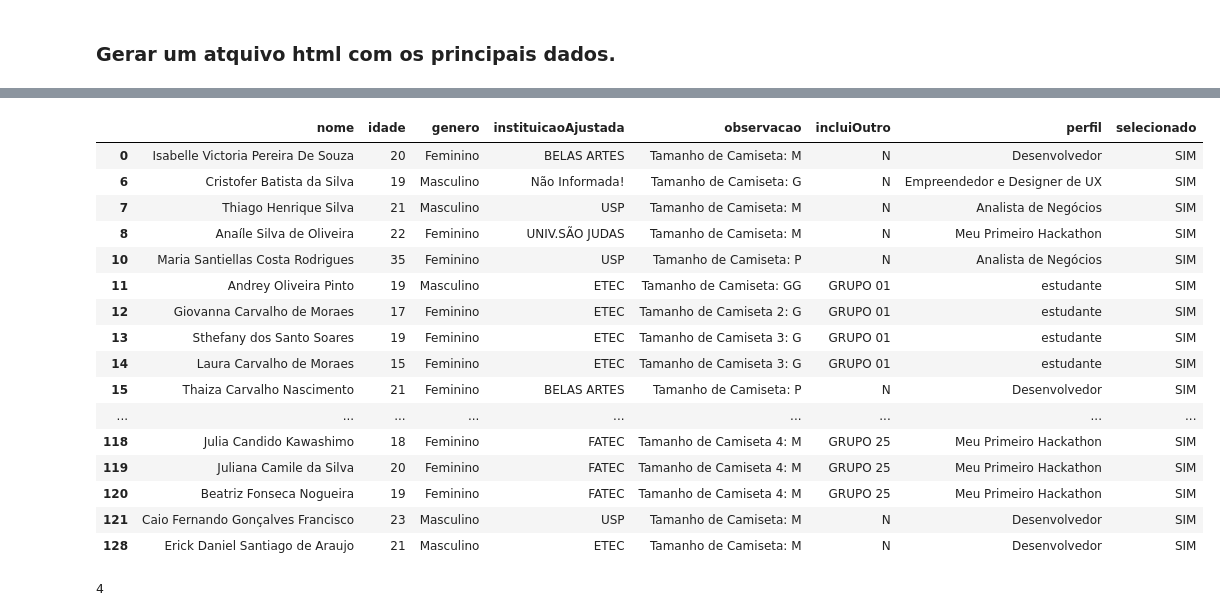
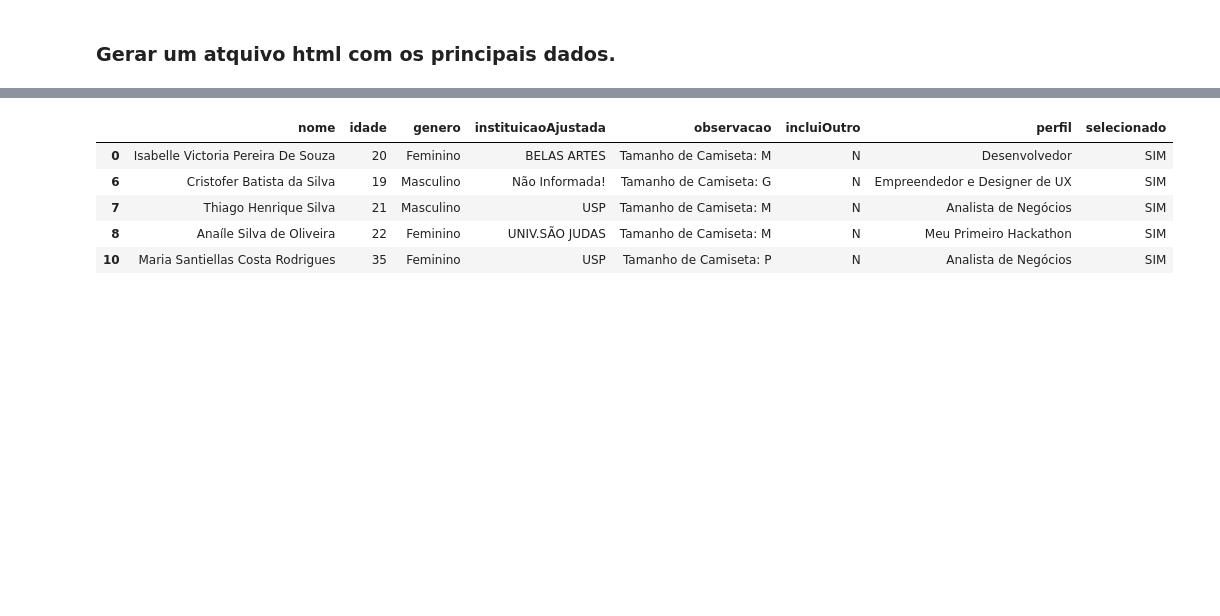
Before and after one commit to jmsimao/DCTI-Hackathon-2024, a Jupyter notebook: Hackathon - Inscritos - 2024.ipynb, the cells around one changed output, grey strips where cells are left out. Drawn from its saved outputs; the diff is of its cells as text; code cells hidden in the pictures; blank space fills up the shorter version.

```diff
--- a/Hackathon - Inscritos - 2024.ipynb
+++ b/Hackathon - Inscritos - 2024.ipynb
@@ -1029,28 +969,10 @@ plt.plot(x, y)
 # %%
 insGrafico=ins[(ins['selecionado2']=='SIM')][['nome','idade','genero','instituicaoAjustada','observacao','incluiOutro','perfil','selecionado']]
-insGrafico
+insGrafico.head()
 # %% [output]
 |  | nome | idade | genero | instituicaoAjustada | observacao | incluiOutro | perfil | selecionado |
 | 0 | Isabelle Victoria Pereira De Souza | 20 | Feminino | BELAS ARTES | Tamanho de Camiseta: M | N | Desenvolvedor | SIM |
 | 6 | Cristofer Batista da Silva | 19 | Masculino | Não Informada! | Tamanho de Camiseta: G | N | Empreendedor e Designer de UX | SIM |
 | 7 | Thiago Henrique Silva | 21 | Masculino | USP | Tamanho de Camiseta: M | N | Analista de Negócios | SIM |
 | 8 | Anaíle Silva de Oliveira | 22 | Feminino | UNIV.SÃO JUDAS | Tamanho de Camiseta: M | N | Meu Primeiro Hackathon | SIM |
 | 10 | Maria Santiellas Costa Rodrigues | 35 | Feminino | USP | Tamanho de Camiseta: P | N | Analista de Negócios | SIM |
-| 11 | Andrey Oliveira Pinto | 19 | Masculino | ETEC | Tamanho de Camiseta: GG | GRUPO 01 | estudante | SIM |
-| 12 | Giovanna Carvalho de Moraes | 17 | Feminino | ETEC | Tamanho de Camiseta 2: G | GRUPO 01 | estudante | SIM |
-| 13 | Sthefany dos Santo Soares | 19 | Feminino | ETEC | Tamanho de Camiseta 3: G | GRUPO 01 | estudante | SIM |
-| 14 | Laura Carvalho de Moraes | 15 | Feminino | ETEC | Tamanho de Camiseta 3: G | GRUPO 01 | estudante | SIM |
-| 15 | Thaiza Carvalho Nascimento | 21 | Feminino | BELAS ARTES | Tamanho de Camiseta: P | N | Desenvolvedor | SIM |
-| ... | ... | ... | ... | ... | ... | ... | ... | ... |
-| 118 | Julia Candido Kawashimo | 18 | Feminino | FATEC | Tamanho de Camiseta 4: M | GRUPO 25 | Meu Primeiro Hackathon | SIM |
-| 119 | Juliana Camile da Silva | 20 | Feminino | FATEC | Tamanho de Camiseta 4: M | GRUPO 25 | Meu Primeiro Hackathon | SIM |
-| 120 | Beatriz Fonseca Nogueira | 19 | Feminino | FATEC | Tamanho de Camiseta 4: M | GRUPO 25 | Meu Primeiro Hackathon | SIM |
-| 121 | Caio Fernando Gonçalves Francisco | 23 | Masculino | USP | Tamanho de Camiseta: M | N | Desenvolvedor | SIM |
-| 128 | Erick Daniel Santiago de Araujo | 21 | Masculino | ETEC | Tamanho de Camiseta: M | N | Desenvolvedor | SIM |
-# %%
-qtdeIdade=insGrafico[(insGrafico['incluiOutro']!='N')]
-maxQtdeIdade=qtdeIdade.groupby(['incluiOutro']).count()
-maxIdade=maxQtdeIdade['nome'].max()
-maxIdade
-# %% [output]
-4
```
Also changed, not shown: parts of 17 cells of this notebook, 10 other files.
